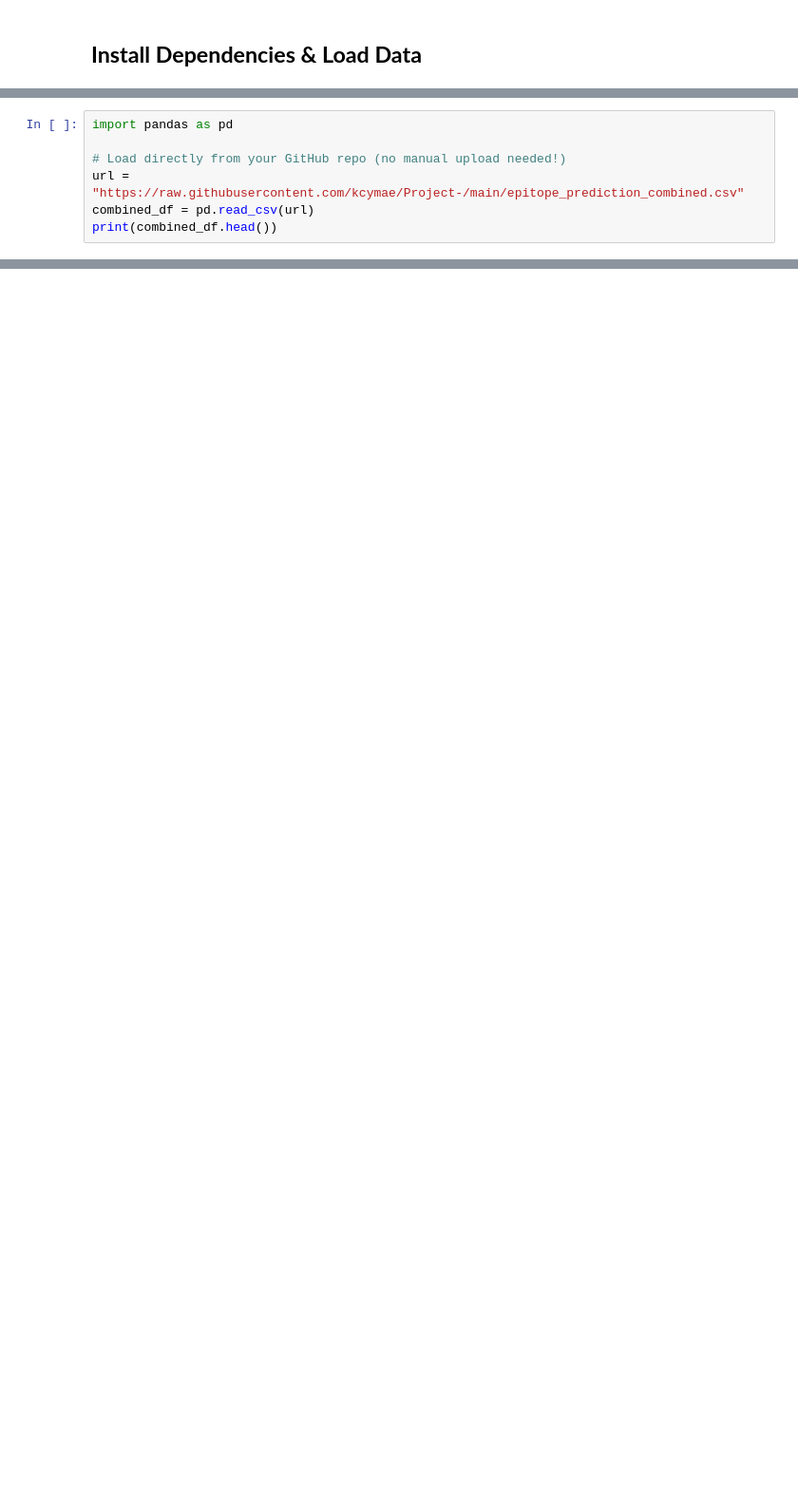
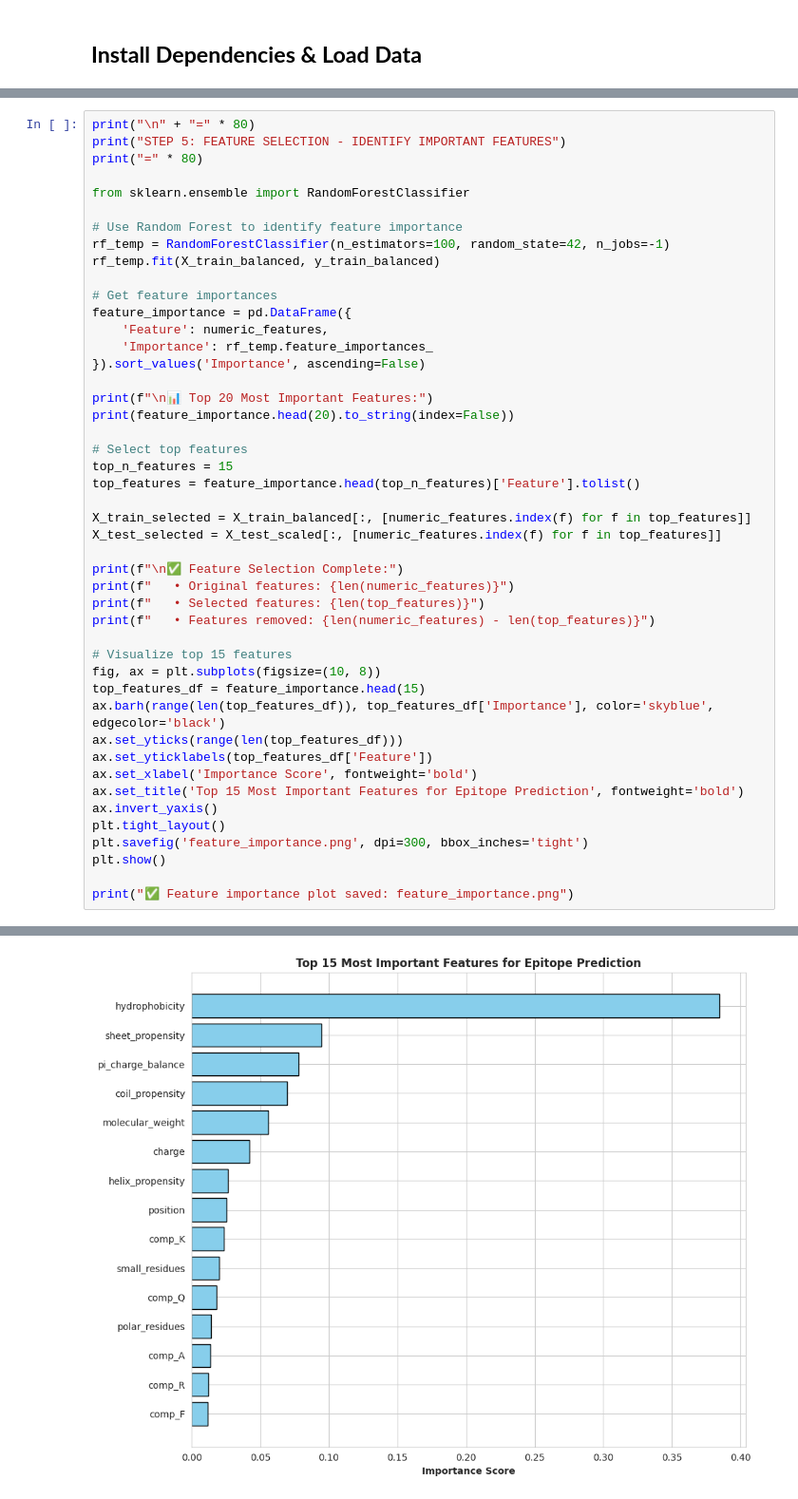
Before and after one commit to kcymae/Project-, a Jupyter notebook: 2_Exploratory_Data_Analysis_(EDA).ipynb, the cells around one changed output, grey strips where cells are left out. Shown at 95% size. Cells and saved outputs as stored; diff of their text form; blank space fills up the shorter version.

```diff
--- a/2_Exploratory_Data_Analysis_(EDA).ipynb
+++ b/2_Exploratory_Data_Analysis_(EDA).ipynb
@@ -54,7 +4,0 @@ Alternative: Load directly from Github
-# %%
-import pandas as pd
-
-# Load directly from your GitHub repo (no manual upload needed!)
-url = "https://raw.githubusercontent.com/kcymae/Project-/main/epitope_prediction_combined.csv"
-combined_df = pd.read_csv(url)
-print(combined_df.head())
@@ -401,0 +222,47 @@ SUMMARY & RECOMMENDATIONS FOR MOLECULAR DOCKING
+# %%
+print("\n" + "=" * 80)
+print("STEP 5: FEATURE SELECTION - IDENTIFY IMPORTANT FEATURES")
+print("=" * 80)
+
+from sklearn.ensemble import RandomForestClassifier
+
+# Use Random Forest to identify feature importance
+rf_temp = RandomForestClassifier(n_estimators=100, random_state=42, n_jobs=-1)
+rf_temp.fit(X_train_balanced, y_train_balanced)
+
+# Get feature importances
+feature_importance = pd.DataFrame({
+    'Feature': numeric_features,
+    'Importance': rf_temp.feature_importances_
+}).sort_values('Importance', ascending=False)
+
+print(f"\n📊 Top 20 Most Important Features:")
+print(feature_importance.head(20).to_string(index=False))
+
+# Select top features
+top_n_features = 15
+top_features = feature_importance.head(top_n_features)['Feature'].tolist()
+
+X_train_selected = X_train_balanced[:, [numeric_features.index(f) for f in top_features]]
+X_test_selected = X_test_scaled[:, [numeric_features.index(f) for f in top_features]]
+
+print(f"\n✅ Feature Selection Complete:")
+print(f"   • Original features: {len(numeric_features)}")
+print(f"   • Selected features: {len(top_features)}")
+print(f"   • Features removed: {len(numeric_features) - len(top_features)}")
+
+# Visualize top 15 features
+fig, ax = plt.subplots(figsize=(10, 8))
+top_features_df = feature_importance.head(15)
+ax.barh(range(len(top_features_df)), top_features_df['Importance'], color='skyblue', edgecolor='black')
+ax.set_yticks(range(len(top_features_df)))
+ax.set_yticklabels(top_features_df['Feature'])
+ax.set_xlabel('Importance Score', fontweight='bold')
+ax.set_title('Top 15 Most Important Features for Epitope Prediction', fontweight='bold')
+ax.invert_yaxis()
+plt.tight_layout()
+plt.savefig('feature_importance.png', dpi=300, bbox_inches='tight')
+plt.show()
+
+print("✅ Feature importance plot saved: feature_importance.png")
+# %% [output]
@@ -401,0 +286 @@ SUMMARY & RECOMMENDATIONS FOR MOLECULAR DOCKING
+[figure, added]
```
Also changed, not shown: parts of 44 cells of this notebook.
